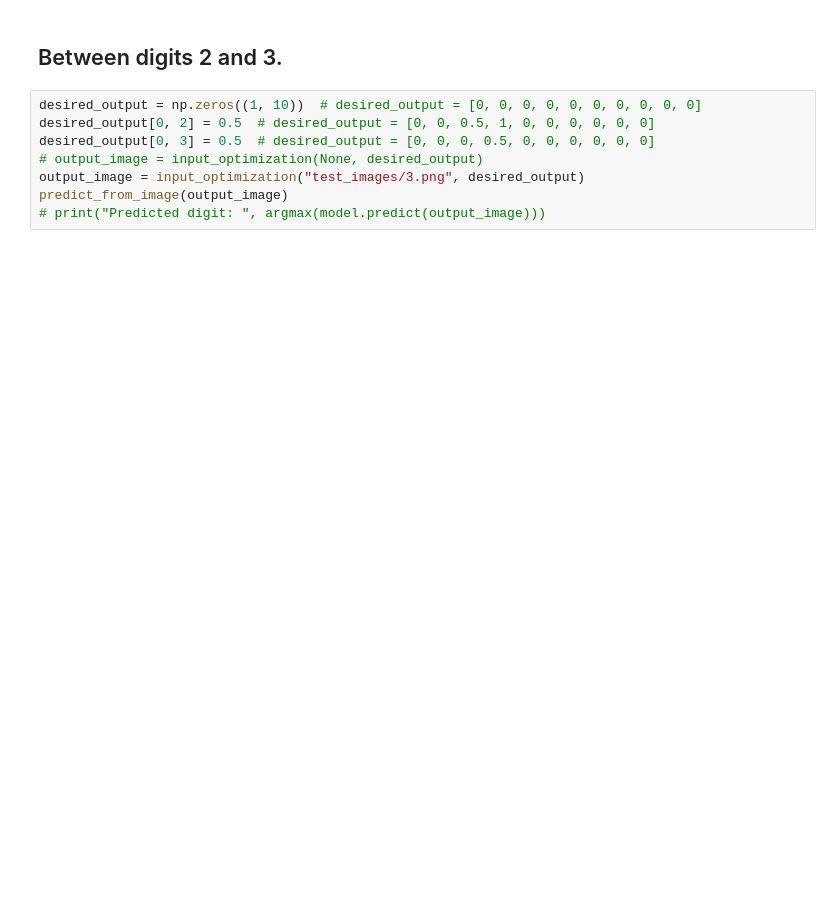
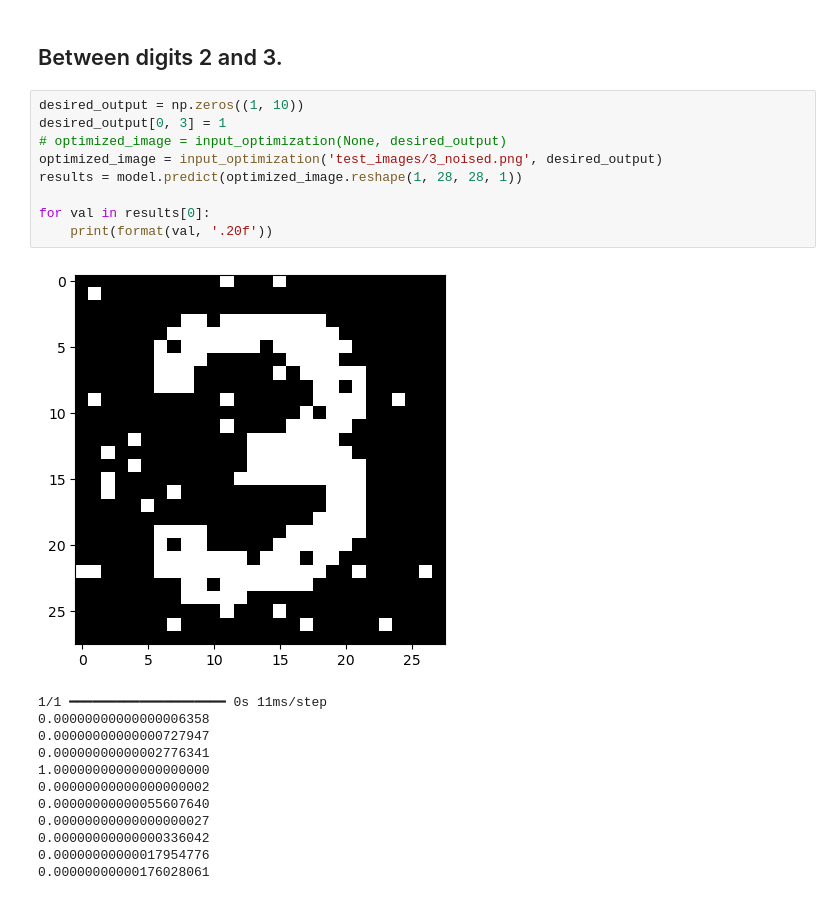
Before and after one commit to mehmet-ercan/DeepLearning, a Jupyter notebook: HW2/Homework2_244201001033_AKCAN_ERCAN.ipynb, the cells around one changed output. Cells and saved outputs as stored; diff of their text form; blank space fills up the shorter version.

```diff
--- a/HW2/Homework2_244201001033_AKCAN_ERCAN.ipynb
+++ b/HW2/Homework2_244201001033_AKCAN_ERCAN.ipynb
@@ -206,10 +281,24 @@ for i in range(10):
 # %% [markdown]
 ## Between digits 2 and 3.
 # %%
-desired_output = np.zeros((1, 10))  # desired_output = [0, 0, 0, 0, 0, 0, 0, 0, 0, 0]
-desired_output[0, 2] = 0.5  # desired_output = [0, 0, 0.5, 1, 0, 0, 0, 0, 0, 0]
-desired_output[0, 3] = 0.5  # desired_output = [0, 0, 0, 0.5, 0, 0, 0, 0, 0, 0]
-# output_image = input_optimization(None, desired_output)
-output_image = input_optimization("test_images/3.png", desired_output)
-predict_from_image(output_image)
-# print("Predicted digit: ", argmax(model.predict(output_image)))
+desired_output = np.zeros((1, 10))
+desired_output[0, 3] = 1
+# optimized_image = input_optimization(None, desired_output)
+optimized_image = input_optimization('test_images/3_noised.png', desired_output)
+results = model.predict(optimized_image.reshape(1, 28, 28, 1))
+
+for val in results[0]:
+    print(format(val, '.20f'))
+# %% [output]
+[figure, added]
+1/1 ━━━━━━━━━━━━━━━━━━━━ 0s 11ms/step
+0.00000000000000006358
+0.00000000000000727947
+0.00000000000002776341
+1.00000000000000000000
+0.00000000000000000002
+0.00000000000055607640
+0.00000000000000000027
+0.00000000000000336042
+0.00000000000017954776
+0.00000000000176028061
```
Also changed, not shown: parts of 14 cells of this notebook.
